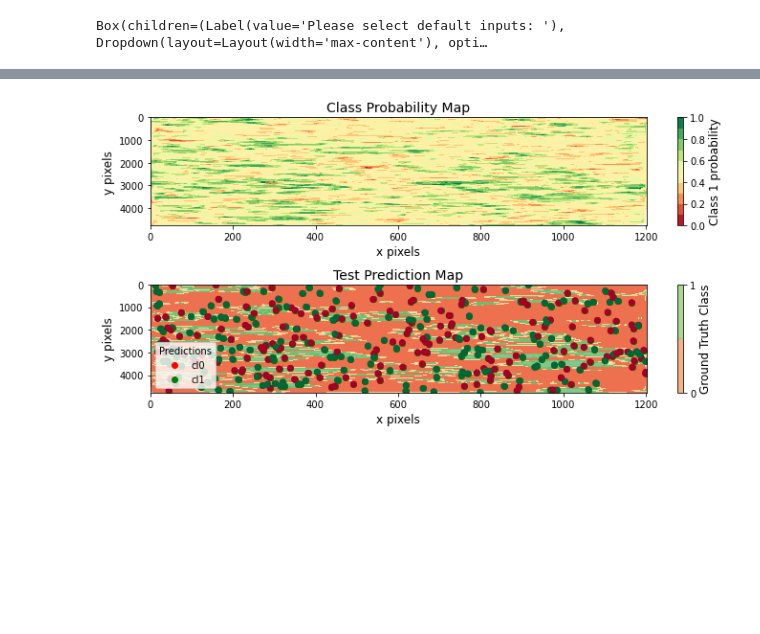
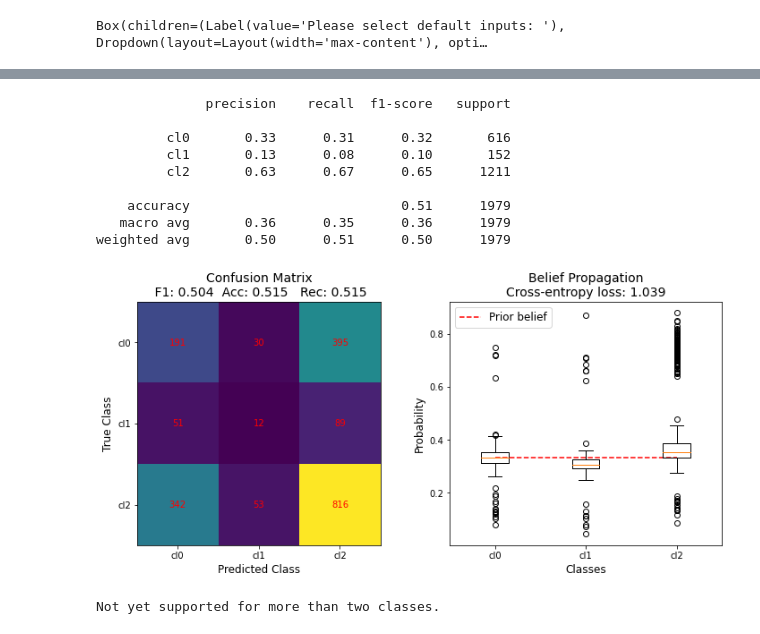
Before and after one commit to luke-scot/damage-assessment, a Jupyter notebook: colab_demo.ipynb, the cells around one changed output, grey strips where cells are left out. Saved outputs shown, nothing was run; the diff lists cells and outputs as text; code cells hidden in the pictures; blank space fills up the shorter version.

```diff
--- a/colab_demo.ipynb
+++ b/colab_demo.ipynb
@@ -134,4 +107,0 @@ classified = it.classify_data(imports)
-# %%
-equivUse, limit = True, 1e-3
-classified.update({'equivUse':equivUse, 'limit':limit})
-output = it.run_bp(classified)
@@ -170 +128,14 @@ weighted avg       0.55      0.55      0.55      1484
+# %%
+plots = evaluate_output(output)
+# %% [output]
+              precision    recall  f1-score   support
+
+         cl0       0.33      0.31      0.32       616
+         cl1       0.13      0.08      0.10       152
+         cl2       0.63      0.67      0.65      1211
+
+    accuracy                           0.51      1979
+   macro avg       0.36      0.35      0.36      1979
+weighted avg       0.50      0.51      0.50      1979
+[figure, added]
 # %%
@@ -172,4 +143,4 @@ it.save_plot(plots, location='results/sentinelHR.png')
 # %%
-mapping = it.map_result(plots)
+mapping = map_result(plots)
 # %% [output]
-[figure, removed]
+Not yet supported for more than two classes.
```
Also changed, not shown: parts of 13 cells of this notebook, 19 other files.
